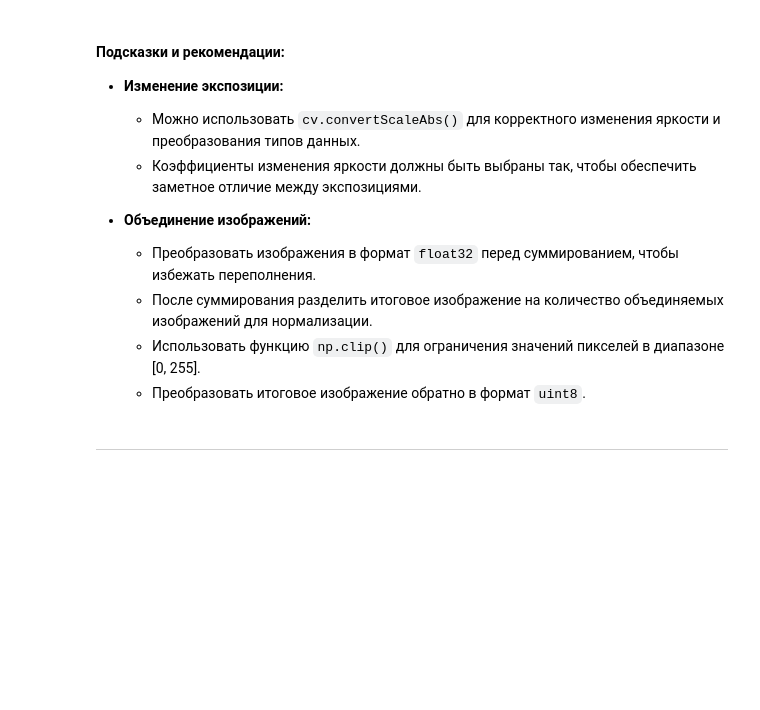
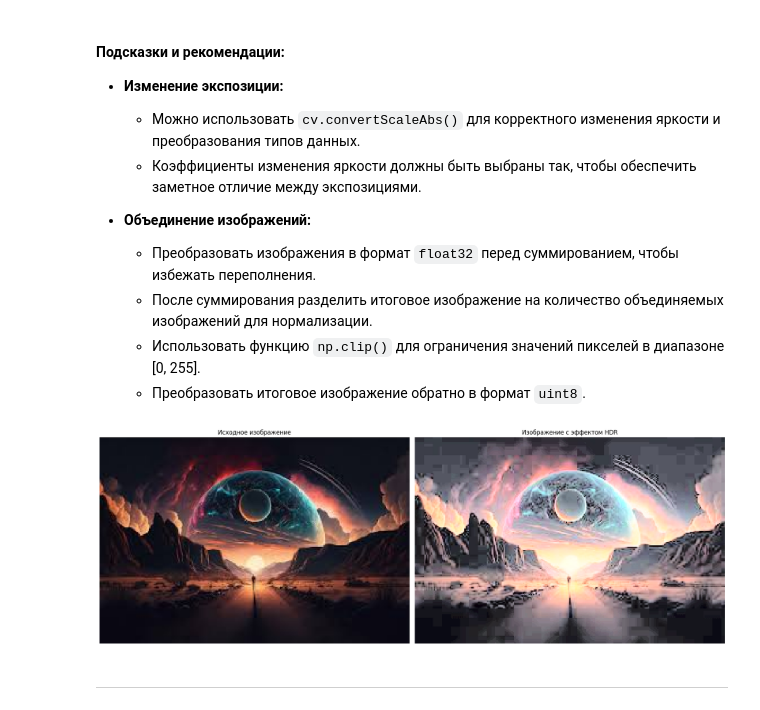
Before and after one commit to vadim13213/image_processing, a Jupyter notebook: 5. Основные методы OpenCV (Часть №2)/Практика/Практическая_работа_№4_Основные_методы_OpenCV_Часть_№2.ipynb, the cells around one changed output. Saved outputs shown, nothing was run; the diff lists cells and outputs as text; code cells hidden in the pictures; blank space fills up the shorter version.

```diff
--- a/5. Основные методы OpenCV (Часть №2)/Практика/Практическая_работа_№4_Основные_методы_OpenCV_Часть_№2.ipynb
+++ b/5. Основные методы OpenCV (Часть №2)/Практика/Практическая_работа_№4_Основные_методы_OpenCV_Часть_№2.ipynb
@@ -505,3 +509,51 @@ visualize_interpolation(image)
+# %%
+def apply_hdr(image):
+  less = cv.convertScaleAbs(image, alpha=0.5) #низкая экспозиция
+  normal = image # нормальная экспозиция
+  more = cv.convertScaleAbs(image, alpha=1.5) # высокая экспозиция
+
+  less = less.astype(np.float32)
+  normal = normal.astype(np.float32)
+  more = more.astype(np.float32)
+
+  combine = (less + normal + more) / 3.0
+  combine = np.clip(combine, 0, 255).astype(np.uint8)
+
+  lab_image = cv.cvtColor(combine, cv.COLOR_BGR2LAB)
+  l, a, b = cv.split(lab_image)
+  l = cv.equalizeHist(l) # выравнивания гистограммы
+  lab_image = cv.merge((l, a, b))
+
+  hdr_image = cv.cvtColor(lab_image, cv.COLOR_LAB2BGR)
+
+  fig, axes = plt.subplots(1, 2, figsize=(18, 8))
+
+  axes[0].imshow(cv.cvtColor(image, cv.COLOR_BGR2RGB))
+  axes[0].set_title('Исходное изображение')
+  axes[0].axis('off')
+
+  axes[1].imshow(cv.cvtColor(hdr_image, cv.COLOR_BGR2RGB))
+  axes[1].set_title('Изображение с эффектом HDR')
+  axes[1].axis('off')
+
+  plt.tight_layout()
+  plt.show()
+
+  return hdr_image
+
+
+# Ваш код
+def open_url_image(url=''):
+  req = urlopen(url)
+
+  image = np.asarray(bytearray(req.read()), dtype=np.uint8) # преобразование в массив numpy с типом uint8
+  image = cv.imdecode(image, -1) #RGB -> BGR
+
+  return image
+img = open_url_image(url='https://encrypted-tbn0.gstatic.com/images?q=tbn:ANd9GcSsToN7pETjPOnJvi9vU8SGqEhmCiRoCNfF7A&s')
+hdr = apply_hdr(img)
+# %% [output]
+[figure, added]
 # %% [markdown]
 ---
 # %% [markdown]
```
Also changed, not shown: parts of 14 cells of this notebook.
